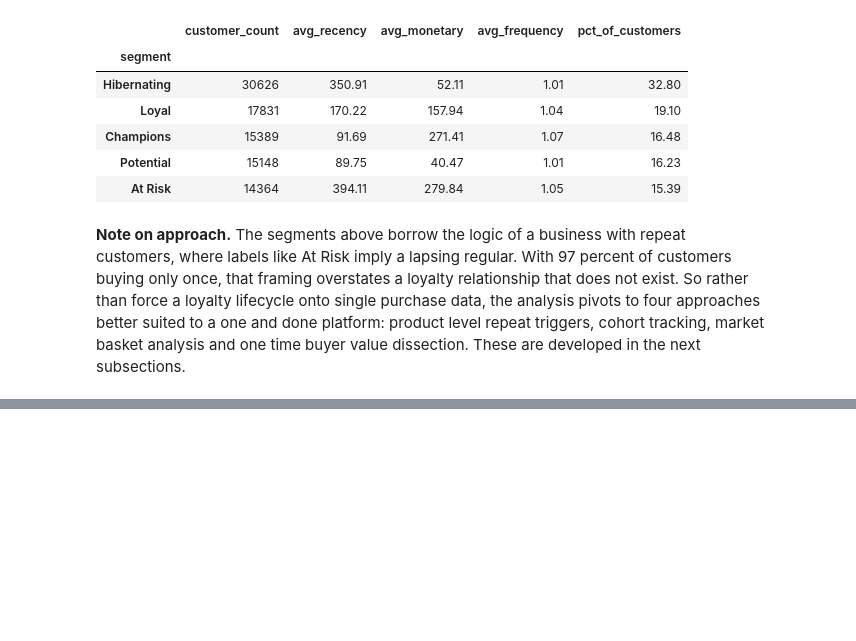
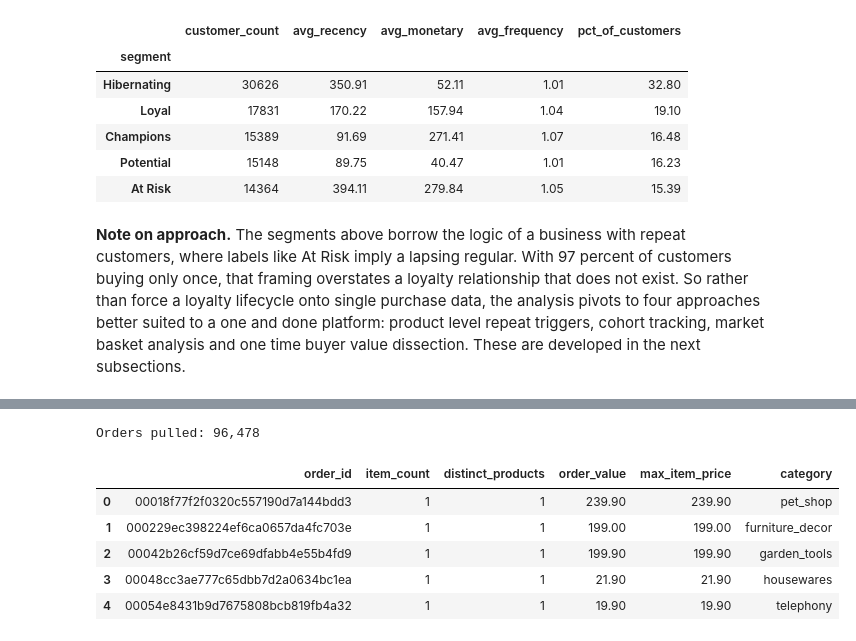
Before and after one commit to BKanyotu/olist-ecommerce-analysis, a Jupyter notebook: olist_brazilian_ecommerce_project_python.ipynb, the cells around one changed output, grey strips where cells are left out. Cells and saved outputs as stored; diff of their text form; code cells hidden in the pictures; blank space fills up the shorter version.

```diff
--- a/olist_brazilian_ecommerce_project_python.ipynb
+++ b/olist_brazilian_ecommerce_project_python.ipynb
@@ -600,0 +726,53 @@ segment_summary
+# %%
+# Pulling per-order value, item count and primary category for all delivered orders.
+# This is the base for dissecting where order value concentrates.
+
+query = """
+    WITH order_value AS (
+        SELECT
+            o.order_id,
+            COUNT(oi.order_item_id)              AS item_count,
+            COUNT(DISTINCT oi.product_id)        AS distinct_products,
+            SUM(oi.price)                        AS order_value,
+            MAX(oi.price)                        AS max_item_price
+        FROM orders_clean o
+        JOIN order_items_clean oi
+            ON o.order_id = oi.order_id
+        WHERE o.order_status = 'delivered'
+        GROUP BY o.order_id
+    ),
+    order_primary_category AS (
+        SELECT
+            oi.order_id,
+            t.product_category_name_english AS category
+        FROM order_items_clean oi
+        LEFT JOIN products p
+            ON oi.product_id = p.product_id
+        LEFT JOIN product_category_name_translation t
+            ON p.product_category_name = t.product_category_name
+        WHERE oi.order_item_id = 1
+    )
+    SELECT
+        ov.order_id,
+        ov.item_count,
+        ov.distinct_products,
+        ov.order_value,
+        ov.max_item_price,
+        pc.category
+    FROM order_value ov
+    JOIN order_primary_category pc
+        ON ov.order_id = pc.order_id;
+"""
+
+order_value_df = pd.read_sql(query, engine)
+
+print(f"Orders pulled: {len(order_value_df):,}")
+order_value_df.head()
+# %% [output]
+Orders pulled: 96,478
+|  | order_id | item_count | distinct_products | order_value | max_item_price | category |
+| 0 | 00018f77f2f0320c557190d7a144bdd3 | 1 | 1 | 239.90 | 239.90 | pet_shop |
+| 1 | 000229ec398224ef6ca0657da4fc703e | 1 | 1 | 199.00 | 199.00 | furniture_decor |
+| 2 | 00042b26cf59d7ce69dfabb4e55b4fd9 | 1 | 1 | 199.90 | 199.90 | garden_tools |
+| 3 | 00048cc3ae777c65dbb7d2a0634bc1ea | 1 | 1 | 21.90 | 21.90 | housewares |
+| 4 | 00054e8431b9d7675808bcb819fb4a32 | 1 | 1 | 19.90 | 19.90 | telephony |
```
Also changed, not shown: parts of 9 cells of this notebook, 2 other files.
